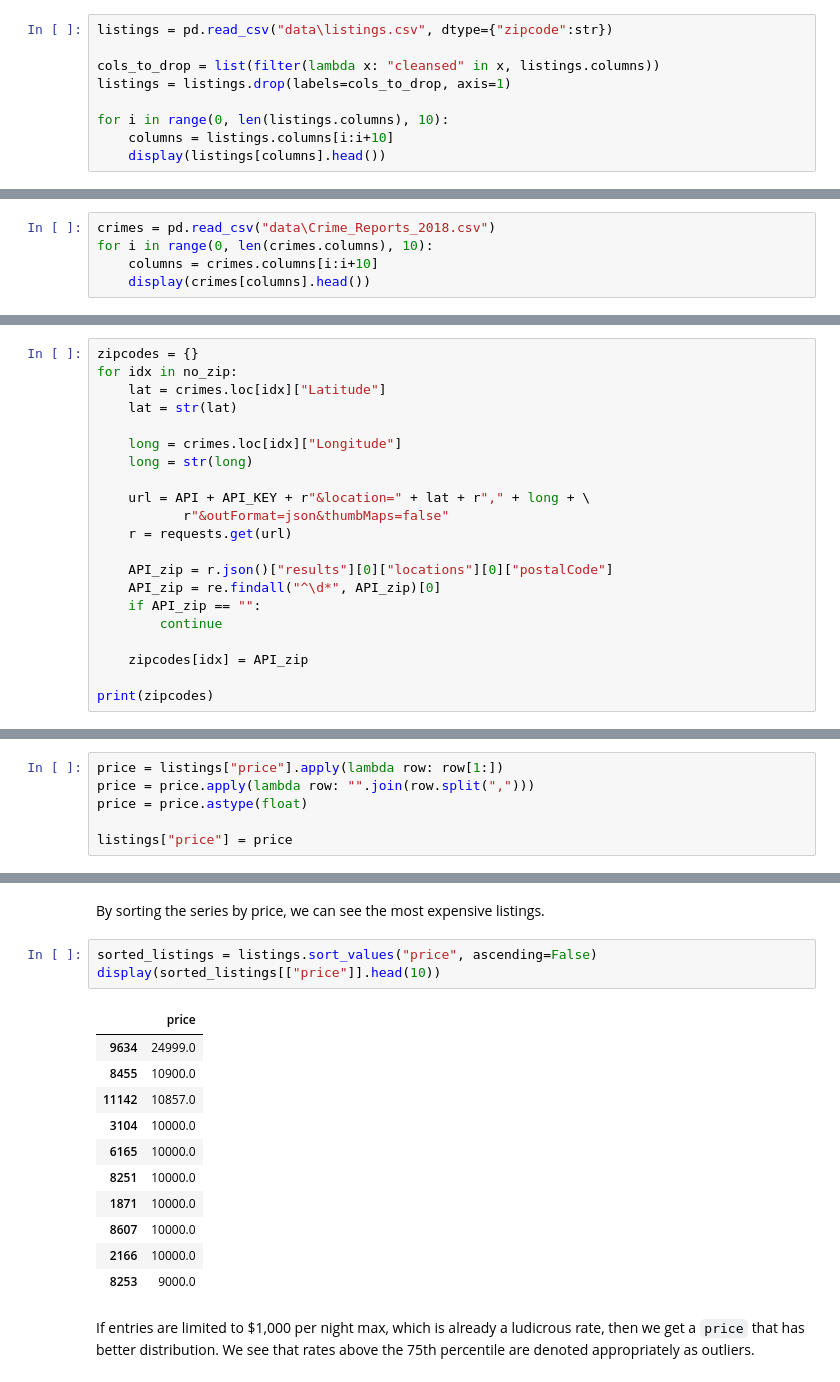
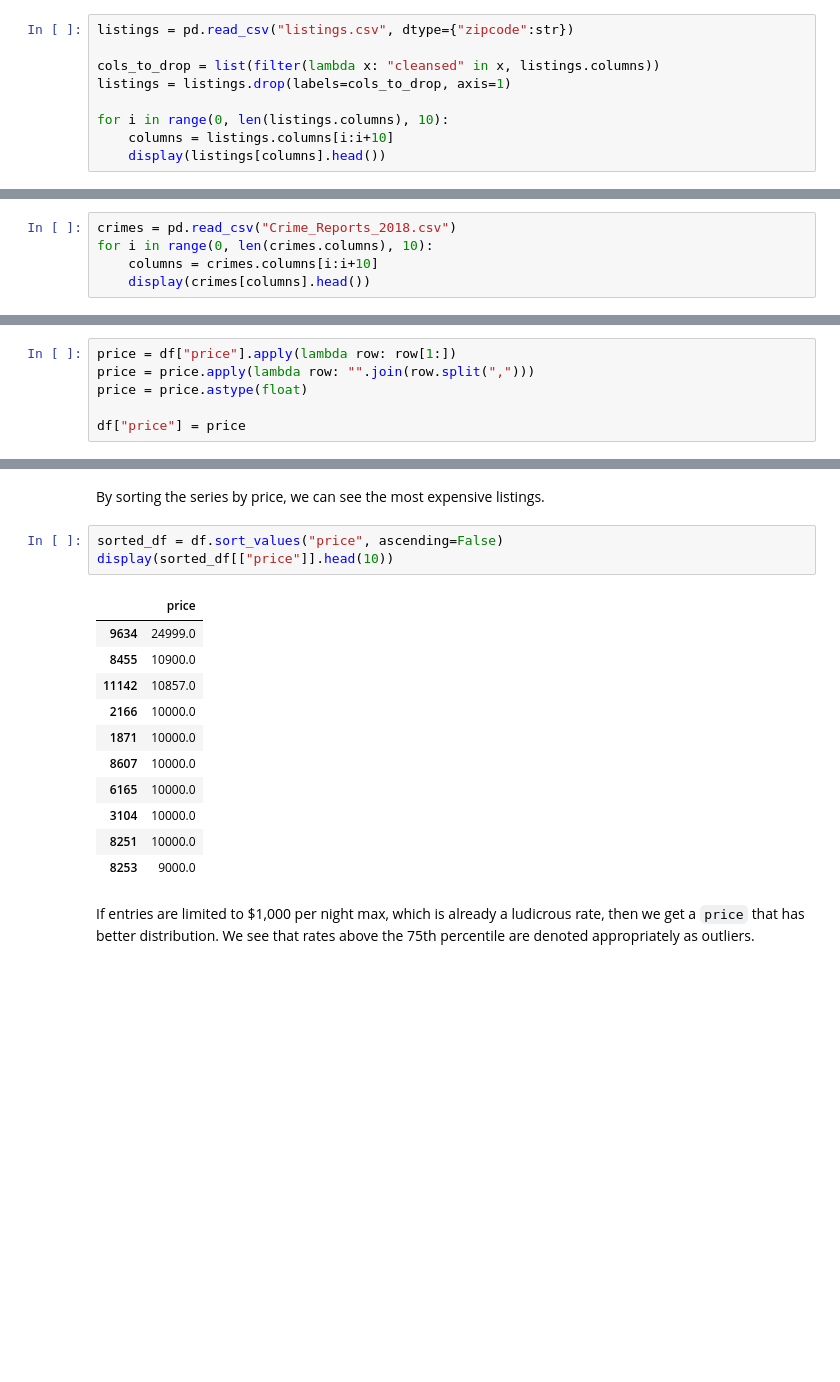
Before and after one commit to louiefb/airbnb-prediction-model, a Jupyter notebook: Airbnb Prediction Model.ipynb, the cells around one changed output, grey strips where cells are left out. Cells and saved outputs as stored; diff of their text form; blank space fills up the shorter version.

```diff
--- a/Airbnb Prediction Model.ipynb
+++ b/Airbnb Prediction Model.ipynb
@@ -57,7 +59,7 @@ The dataset in its original form has 96 columns. However, two of these are not d
 
 A preview of the `listings` dataframe and what each column looks like are shown below. Since dataframes are truncated after a given number of columns, ten columns of `listings` are shown at a time on the first five entries.
 # %%
-listings = pd.read_csv("data\listings.csv", dtype={"zipcode":str})
+listings = pd.read_csv("listings.csv", dtype={"zipcode":str})
 
 cols_to_drop = list(filter(lambda x: "cleansed" in x, listings.columns))
 listings = listings.drop(labels=cols_to_drop, axis=1)
@@ -987,7 +990,7 @@ plt.show()
 ### Sub Dataframe: Crimes ###
 The `crimes` dataset contains all the reported crimes in Austin, TX that occurred in 2018, the same timeframe as the `listings` dataset. A preview of each of columns are below.
 # %%
-crimes = pd.read_csv("data\Crime_Reports_2018.csv")
+crimes = pd.read_csv("Crime_Reports_2018.csv")
 for i in range(0, len(crimes.columns), 10):
     columns = crimes.columns[i:i+10]
     display(crimes[columns].head())
@@ -1057,24 +1060,3 @@ print(len(no_zip))
 181
 # %% [markdown]
 Again, we'll make use of the MapQuest API in order to give these 181 entries their correct `Zip Code`.
-# %%
-zipcodes = {}
-for idx in no_zip:
-    lat = crimes.loc[idx]["Latitude"]
-    lat = str(lat)
-
-    long = crimes.loc[idx]["Longitude"]
-    long = str(long)
-
-    url = API + API_KEY + r"&location=" + lat + r"," + long + \
-           r"&outFormat=json&thumbMaps=false"
-    r = requests.get(url)
-
-    API_zip = r.json()["results"][0]["locations"][0]["postalCode"]
-    API_zip = re.findall("^\d*", API_zip)[0]
-    if API_zip == "":
-        continue
-
-    zipcodes[idx] = API_zip
-
-print(zipcodes)
@@ -1259,11 +1263,11 @@ Total 'df' entries after dropping NaNs: 11916
 ### Price: The Main Variable ###
 The dependent variable in our study is of course the nightly rate of the Airbnb listing. This is the `price` feature of our `df`. Again, its entries are expressed like monetary values, e.g. `$1,000.00`. The dollar sign is then removed and the string is split by comma then re-joined before being converted to a float.
 # %%
-price = listings["price"].apply(lambda row: row[1:])
+price = df["price"].apply(lambda row: row[1:])
 price = price.apply(lambda row: "".join(row.split(",")))
 price = price.astype(float)
 
-listings["price"] = price
+df["price"] = price
 # %% [markdown]
 The price for a nightly stay varies very widely by listing, as shown by the boxplot and violin plot below.
 # %%
@@ -1282,19 +1286,19 @@ plt.show()
 # %% [markdown]
 By sorting the series by price, we can see the most expensive listings.
 # %%
-sorted_listings = listings.sort_values("price", ascending=False)
-display(sorted_listings[["price"]].head(10))
+sorted_df = df.sort_values("price", ascending=False)
+display(sorted_df[["price"]].head(10))
 # %% [output]
 |  | price |
 | 9634 | 24999.0 |
 | 8455 | 10900.0 |
 | 11142 | 10857.0 |
-| 3104 | 10000.0 |
-| 6165 | 10000.0 |
-| 8251 | 10000.0 |
+| 2166 | 10000.0 |
 | 1871 | 10000.0 |
 | 8607 | 10000.0 |
-| 2166 | 10000.0 |
+| 6165 | 10000.0 |
+| 3104 | 10000.0 |
+| 8251 | 10000.0 |
 | 8253 | 9000.0 |
 # %% [markdown]
 If entries are limited to $1,000 per night max, which is already a ludicrous rate, then we get a `price` that has better distribution. We see that rates above the 75th percentile are denoted appropriately as outliers.
```
Also changed, not shown: parts of 41 cells of this notebook.
